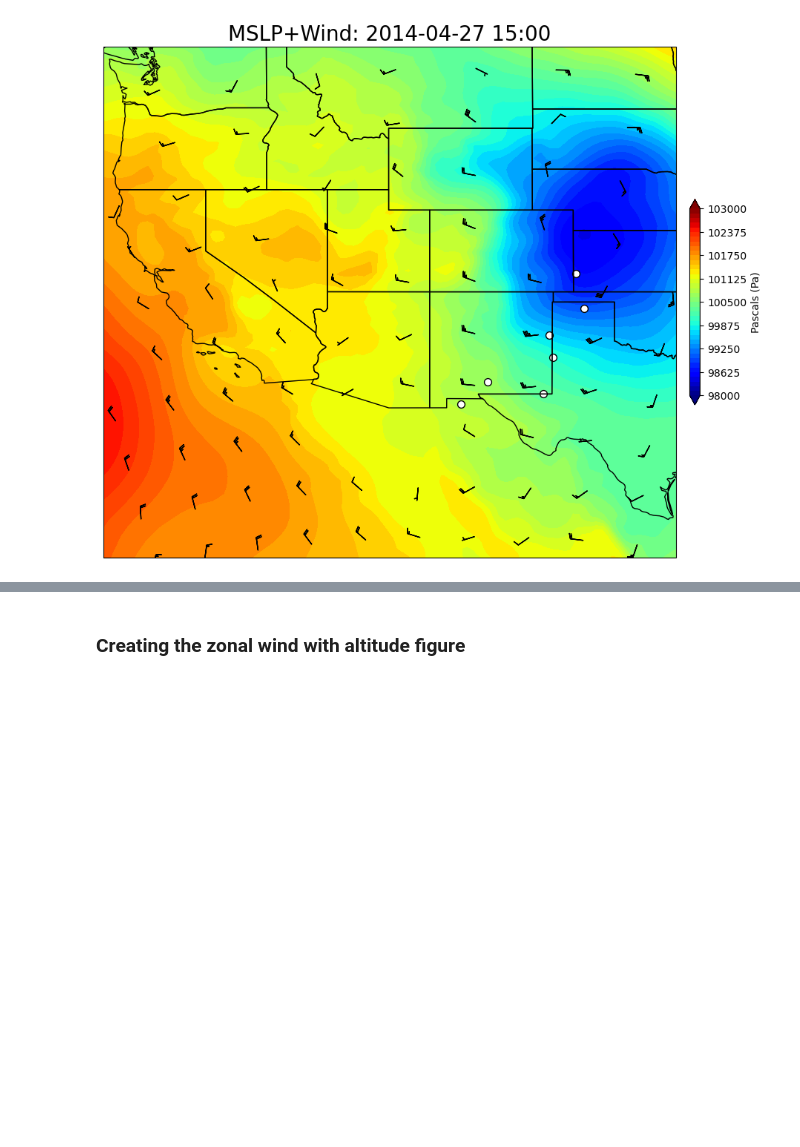
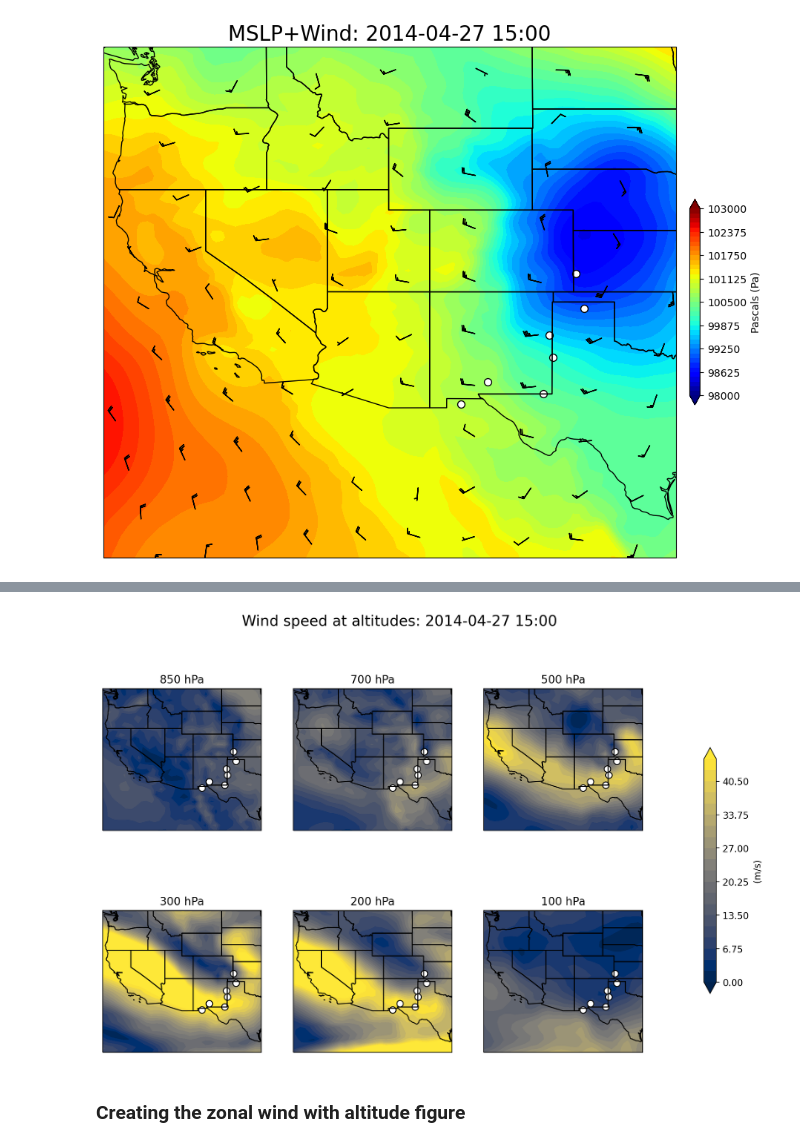
Before and after one commit to jesseturner/Dust_Plumes, a Jupyter notebook: Case_Study.ipynb, the cells around one changed output, grey strips where cells are left out. Cells and saved outputs as stored; diff of their text form; code cells hidden in the pictures; blank space fills up the shorter version.

```diff
--- a/Case_Study.ipynb
+++ b/Case_Study.ipynb
@@ -156,3 +211,56 @@ ax.add_feature(cfeature.STATES)
+# %%
+heights = [850, 700, 500, 300, 200, 100]
+
+#--- Calculate the number of rows and columns for the subplots
+num_heights = len(heights)
+num_rows = int(num_heights**0.5)
+num_cols = (num_heights + num_rows - 1) // num_rows
+
+#--- Create a figure and an array of subplots
+projection=ccrs.PlateCarree()
+fig, axes = plt.subplots(num_rows, num_cols, figsize=(12, 8), subplot_kw={'projection': projection})
+cmap = plt.cm.cividis
+levels = np.linspace(0, 45, 21)
+
+#--- Flatten the 2D array of subplots to simplify indexing
+axes = axes.flatten()
+
+for i, height in enumerate(heights):
+    axes[i].set_extent([-125, -97, 24, 49], crs=ccrs.PlateCarree())
+
+    u_ds_sel = u_ds.sel(level=height, time=dt, x=x_range, y=y_range)
+    v_ds_sel = v_ds.sel(level=height, time=dt, x=x_range, y=y_range)
+
+    n = 3
+    x = u_ds_sel.lon[::n, ::n]
+    y = u_ds_sel.lat[::n, ::n]
+    u = u_ds_sel.uwnd[::n, ::n]
+    v = v_ds_sel.vwnd[::n, ::n]
+
+    #--- Adding speed as contour background
+    wind_speed = np.sqrt(u**2 + v**2)
+    speed=axes[i].contourf(x, y, wind_speed, cmap=cmap, levels=levels, extend='both')
+
+    #--- Adding barbs for direction of wind
+    #barbs = axes[i].barbs(x, y, u, v, norm=norm, length=2, sizes=dict(emptybarb=0), barb_increments=dict(half=2, full=4, flag=20))
+
+    #--- Adding dust plume origins
+    dust=axes[i].scatter(df_case.longitude, df_case.latitude, c='white', edgecolors='black', s=50)
+
+    formatted_dt = dt.strftime('%Y-%m-%d %H:%M')
+    axes[i].set_title(str(height)+' hPa', fontsize=12)
+    clb.set_label('m/s')
+
+    axes[i].add_feature(cfeature.STATES)
+
+cbar = plt.colorbar(speed, ax=axes, orientation='vertical', fraction=0.02, pad=0.1)
+cbar.set_label('(m/s)')
+
+fig.suptitle('Wind speed at altitudes: '+formatted_dt, fontsize=16)
+fig.set_dpi(200)
+plt.show()
+# %% [output]
+[figure, added]
 # %% [markdown]
 ### Creating the zonal wind with altitude figure
 # %%
```
Also changed, not shown: parts of 9 cells of this notebook.
